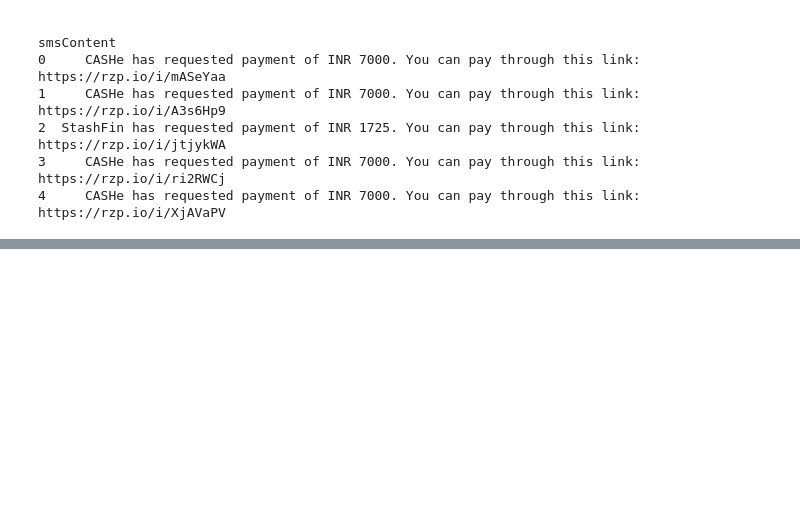
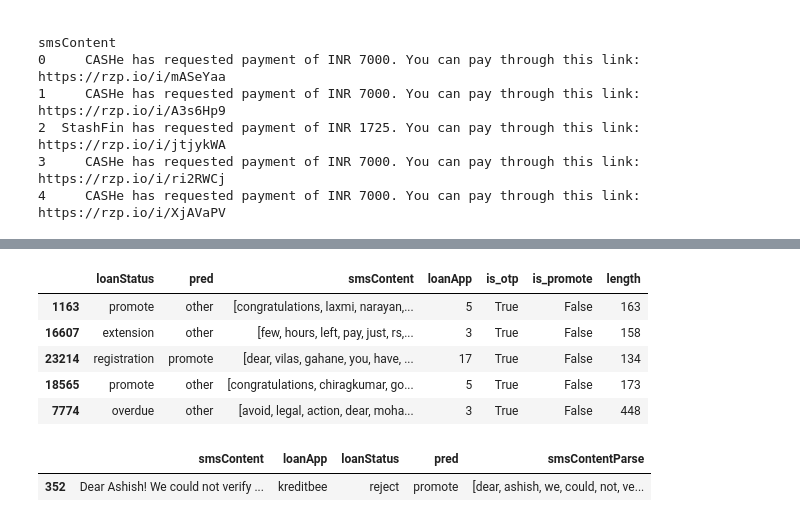
Before and after one commit to no7dw/MachineLearningTutorial, a Jupyter notebook: record.ipynb, the cells around one changed output, grey strips where cells are left out. Saved outputs shown, nothing was run; the diff lists cells and outputs as text; code cells hidden in the pictures; blank space fills up the shorter version.

```diff
--- a/record.ipynb
+++ b/record.ipynb
@@ -2449,8 +2475,13 @@ print(sms[["smsContent"]].head().to_string())
 # %%
-# sms=sms[:5000]
-sms_with_category = SMSLoanHistoryAnalyse(sms).get_df()
+
+
+sms = sms_filter #use template, turn it on/off
+
+sms=sms[:]
+
+# sms_with_category = SMSLoanHistoryAnalyse(sms).get_df()
 # output = 'result.csv'
 # sms_with_category.to_csv(output)
 # ------
 # result = pd.read_csv(output)
-print(sms_with_category.category.value_counts()/(len(sms_with_category)) )
+# print(sms_with_category.category.value_counts()/(len(sms_with_category)) )
@@ -2464,12 +2493,0 @@ df.head()
-# %%
-
-cates=df.loanStatus.unique()
-ss = {}
-for i, item in enumerate(cates):
-    ss[item] = i
-ss
-apps = {}
-loanApp=df.loanApp.unique()
-for i, item in enumerate(loanApp):
-    apps[item] = i
-apps
@@ -2510,7 +2619,15 @@ rf_model,y_pred = text_report(X_train_vect,X_test_vect,y_train, y_test)
 # %%
 # y_test
 y_col=y_cate
 df_check = pd.DataFrame(y_test)
 df_check['pred'] = y_pred
 df_check[all_cols] = X_test
 df_check[(df_check[y_col] != df_check['pred'] ) ].to_csv('./pred_diff.csv')
+df_check[(df_check[y_col] != df_check['pred'] ) ].head()
+# %% [output]
+|  | loanStatus | pred | smsContent | loanApp | is_otp | is_promote | length |
+| 1163 | promote | other | [congratulations, laxmi, narayan,... | 5 | True | False | 163 |
+| 16607 | extension | other | [few, hours, left, pay, just, rs,... | 3 | True | False | 158 |
+| 23214 | registration | promote | [dear, vilas, gahane, you, have, ... | 17 | True | False | 134 |
+| 18565 | promote | other | [congratulations, chiragkumar, go... | 5 | True | False | 173 |
+| 7774 | overdue | other | [avoid, legal, action, dear, moha... | 3 | True | False | 448 |
@@ -2519,0 +2643,5 @@ df_check[(df_check[y_col] != df_check['pred'] ) ].to_csv('./pred_diff.csv')
+# %%
+out_result.head(1)
+# %% [output]
+|  | smsContent | loanApp | loanStatus | pred | smsContentParse |
+| 352 | Dear Ashish! We could not verify ... | kreditbee | reject | promote | [dear, ashish, we, could, not, ve... |
```
Also changed, not shown: parts of 40 cells of this notebook.
